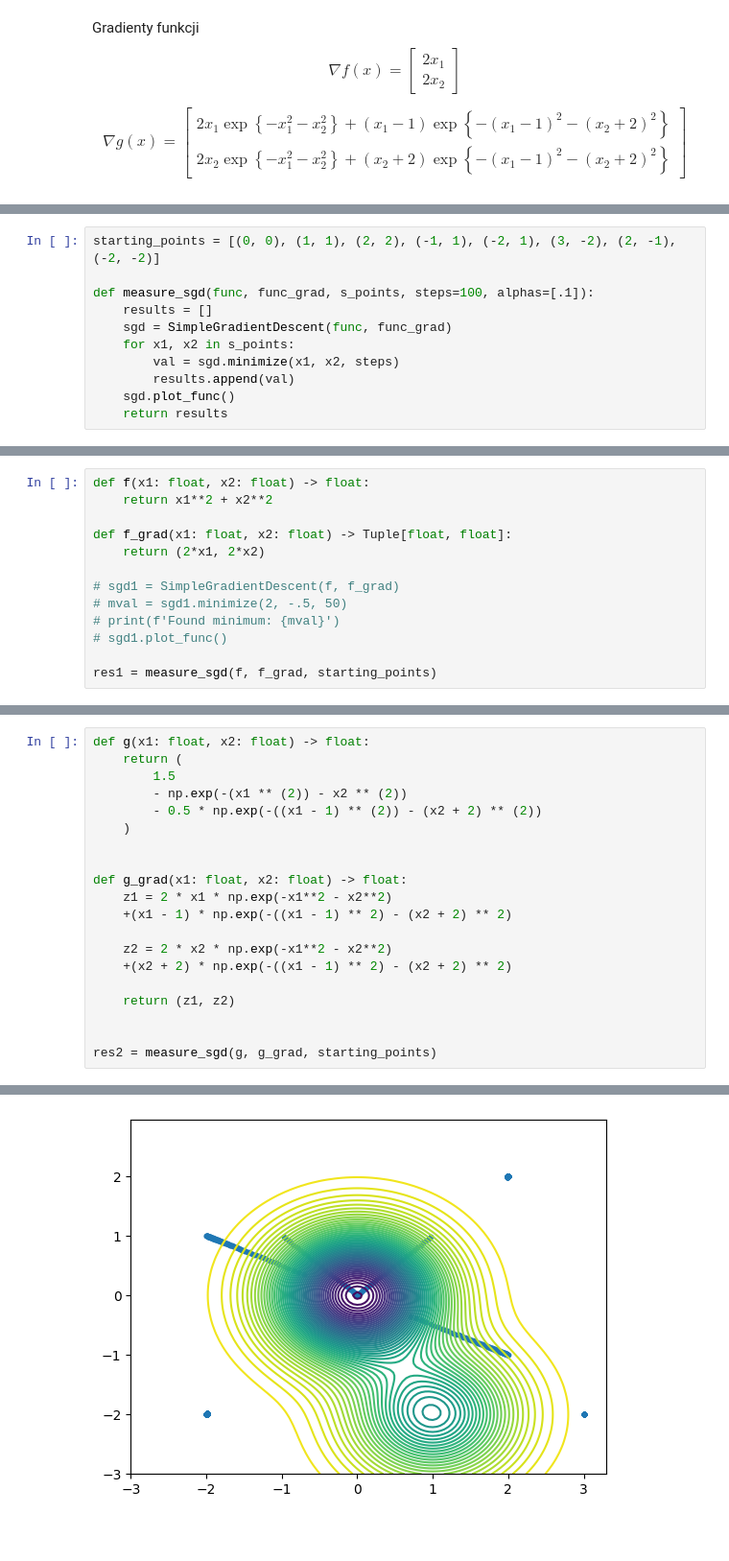
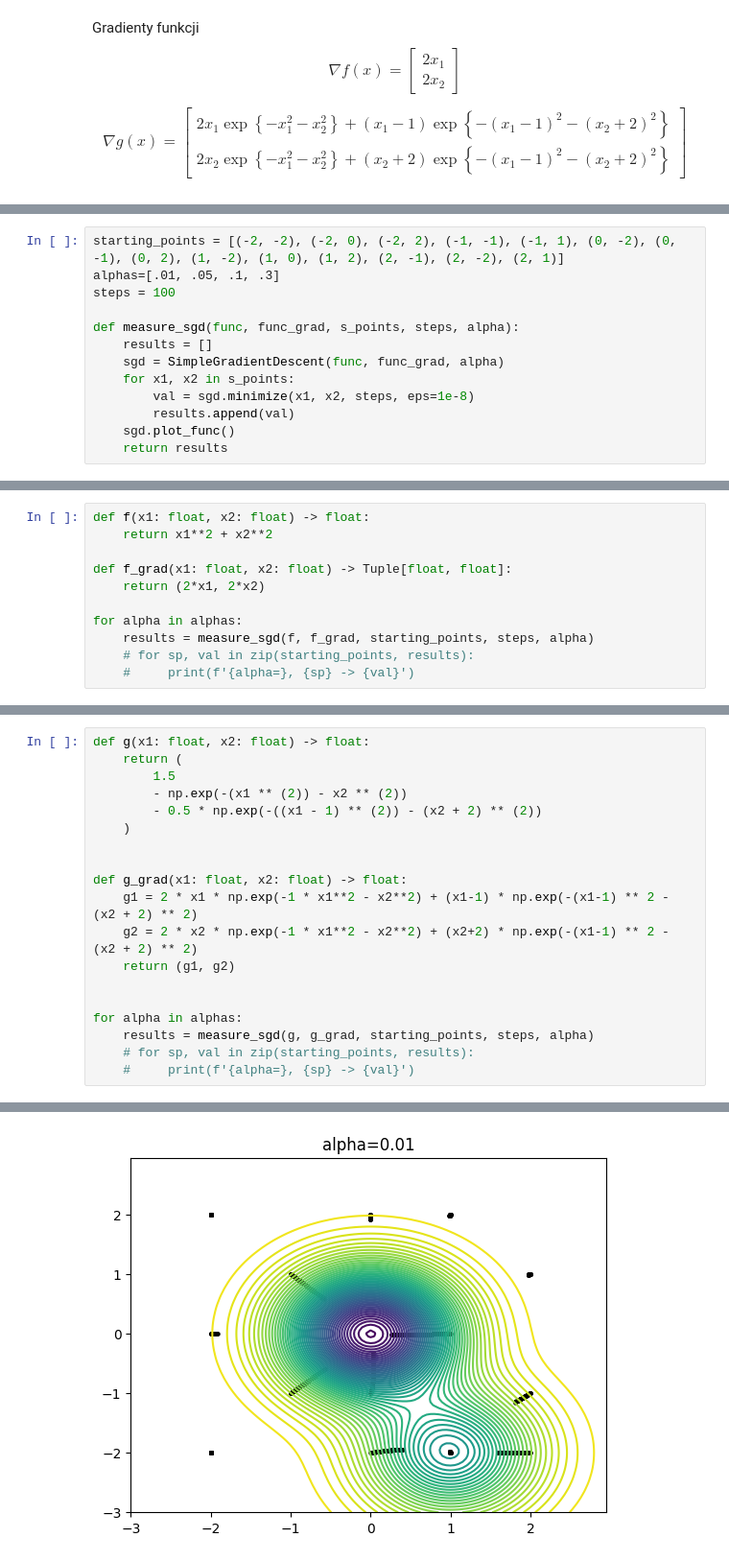
Before and after one commit to Sawertynn/wsi-24z, a Jupyter notebook: lab1/zadanie_1b.ipynb, the cells around one changed output, grey strips where cells are left out. Shown at 96% size. Drawn from its saved outputs; the diff is of its cells as text; blank space fills up the shorter version.

```diff
--- a/lab1/zadanie_1b.ipynb
+++ b/lab1/zadanie_1b.ipynb
@@ -117,11 +133,13 @@ class SimpleGradientDescent:
 # %%
-starting_points = [(0, 0), (1, 1), (2, 2), (-1, 1), (-2, 1), (3, -2), (2, -1), (-2, -2)]
+starting_points = [(-2, -2), (-2, 0), (-2, 2), (-1, -1), (-1, 1), (0, -2), (0, -1), (0, 2), (1, -2), (1, 0), (1, 2), (2, -1), (2, -2), (2, 1)]
+alphas=[.01, .05, .1, .3]
+steps = 100
 
-def measure_sgd(func, func_grad, s_points, steps=100, alphas=[.1]):
+def measure_sgd(func, func_grad, s_points, steps, alpha):
     results = []
-    sgd = SimpleGradientDescent(func, func_grad)
+    sgd = SimpleGradientDescent(func, func_grad, alpha)
     for x1, x2 in s_points:
-        val = sgd.minimize(x1, x2, steps)
+        val = sgd.minimize(x1, x2, steps, eps=1e-8)
         results.append(val)
     sgd.plot_func()
     return results
@@ -134,10 +152,8 @@ def f(x1: float, x2: float) -> float:
 def f_grad(x1: float, x2: float) -> Tuple[float, float]:
     return (2*x1, 2*x2)
 
-# sgd1 = SimpleGradientDescent(f, f_grad)
-# mval = sgd1.minimize(2, -.5, 50)
-# print(f'Found minimum: {mval}')
-# sgd1.plot_func()
-
-res1 = measure_sgd(f, f_grad, starting_points)
+for alpha in alphas:
+    results = measure_sgd(f, f_grad, starting_points, steps, alpha)
+    # for sp, val in zip(starting_points, results):
+    #     print(f'{alpha=}, {sp} -> {val}')
 # %% [output]
@@ -162,14 +173,13 @@ def g(x1: float, x2: float) -> float:
 
 
 def g_grad(x1: float, x2: float) -> float:
-    z1 = 2 * x1 * np.exp(-x1**2 - x2**2)
-    +(x1 - 1) * np.exp(-((x1 - 1) ** 2) - (x2 + 2) ** 2)
-
-    z2 = 2 * x2 * np.exp(-x1**2 - x2**2)
-    +(x2 + 2) * np.exp(-((x1 - 1) ** 2) - (x2 + 2) ** 2)
-
-    return (z1, z2)
+    g1 = 2 * x1 * np.exp(-1 * x1**2 - x2**2) + (x1-1) * np.exp(-(x1-1) ** 2 - (x2 + 2) ** 2)
+    g2 = 2 * x2 * np.exp(-1 * x1**2 - x2**2) + (x2+2) * np.exp(-(x1-1) ** 2 - (x2 + 2) ** 2)
+    return (g1, g2)
 
 
-res2 = measure_sgd(g, g_grad, starting_points)
+for alpha in alphas:
+    results = measure_sgd(g, g_grad, starting_points, steps, alpha)
+    # for sp, val in zip(starting_points, results):
+    #     print(f'{alpha=}, {sp} -> {val}')
 # %% [output]
@@ -184 +186 @@ res2 = measure_sgd(g, g_grad, starting_points)
-[figure, old version]
+[figure, new version]
```
Also changed, not shown: parts of 8 cells of this notebook, 1 other file.
